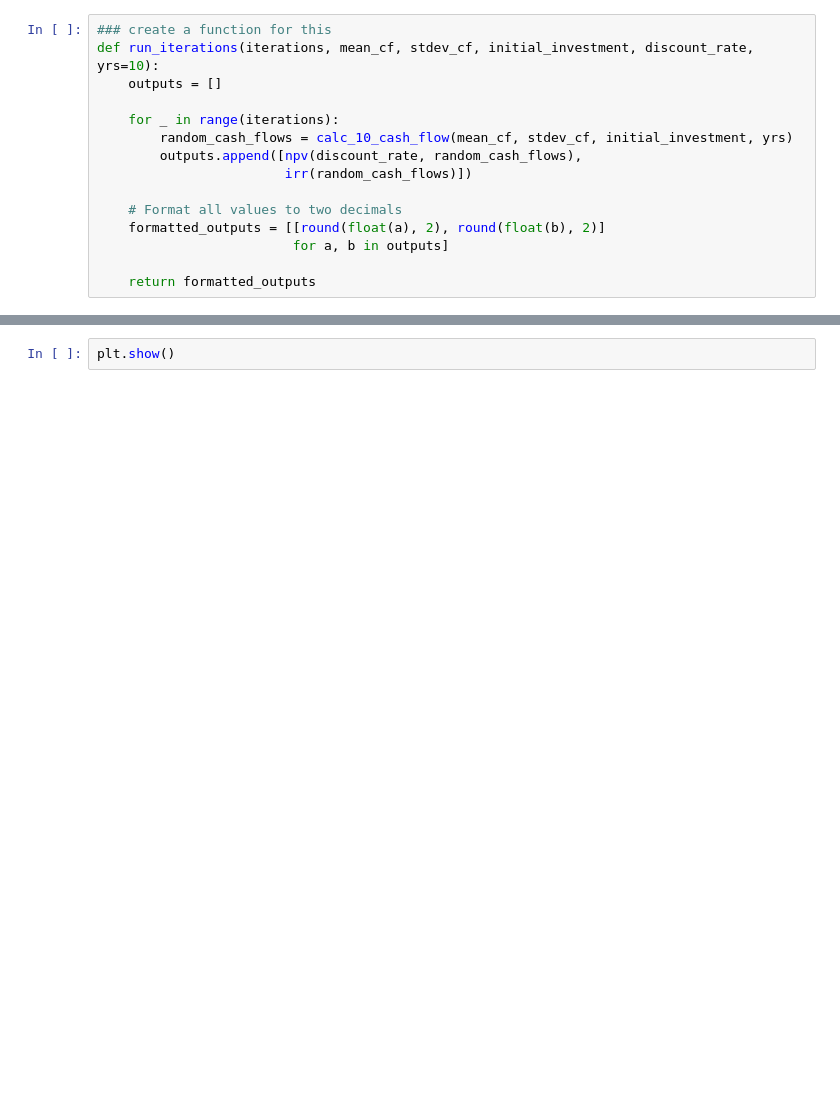
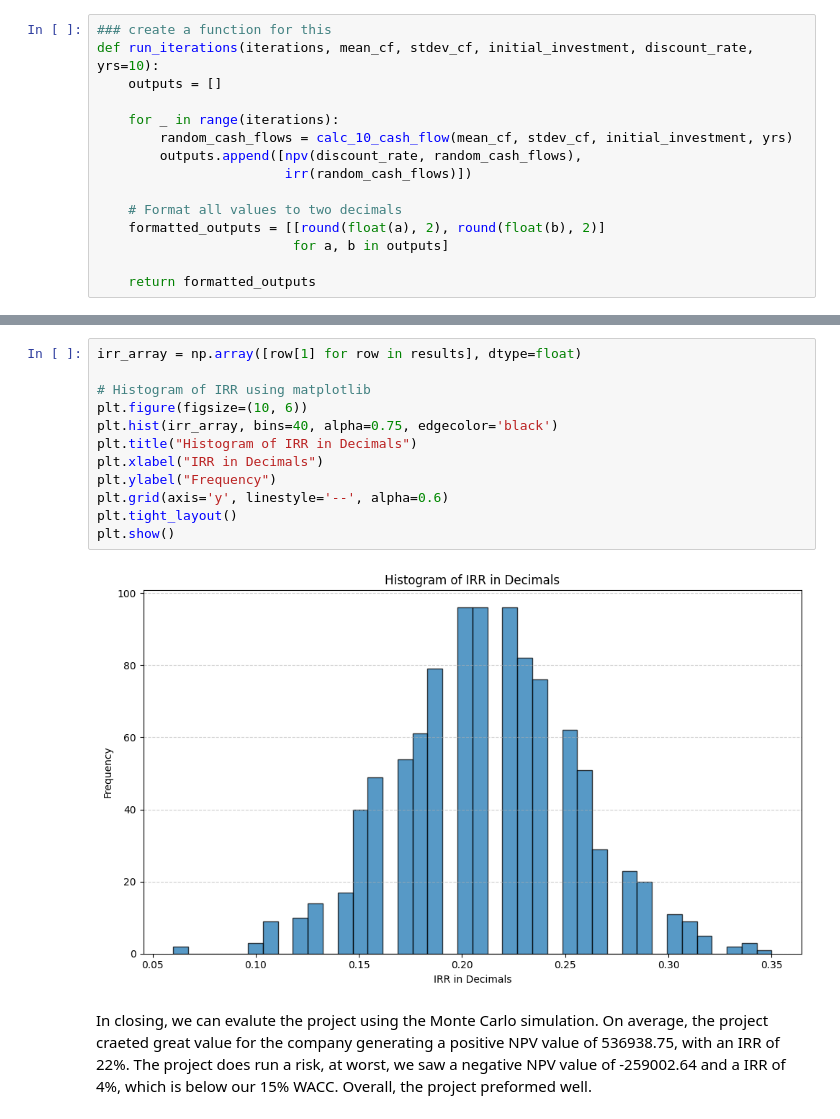
Before and after one commit to fkokro/python-Monte-Carlo-Simulation-for-Capital-Planning-Transcription, a Jupyter notebook: Work Files/model_development.ipynb, the cells around one changed output, grey strips where cells are left out. Saved outputs shown, nothing was run; the diff lists cells and outputs as text; blank space fills up the shorter version.

```diff
--- a/Work Files/model_development.ipynb
+++ b/Work Files/model_development.ipynb
@@ -247,2 +310,16 @@ stats
 # %%
+irr_array = np.array([row[1] for row in results], dtype=float)
+
+# Histogram of IRR using matplotlib
+plt.figure(figsize=(10, 6))
+plt.hist(irr_array, bins=40, alpha=0.75, edgecolor='black')
+plt.title("Histogram of IRR in Decimals")
+plt.xlabel("IRR in Decimals")
+plt.ylabel("Frequency")
+plt.grid(axis='y', linestyle='--', alpha=0.6)
+plt.tight_layout()
 plt.show()
+# %% [output]
+[figure, added]
+# %% [markdown]
+In closing, we can evalute the project using the Monte Carlo simulation. On average, the project craeted great value for the company generating a positive NPV value of 536938.75, with an IRR of 22%. The project does run a risk, at worst, we saw a negative NPV value of -259002.64 and a IRR of 4%, which is below our 15% WACC. Overall, the project preformed well.
```
Also changed, not shown: parts of 16 cells of this notebook.
